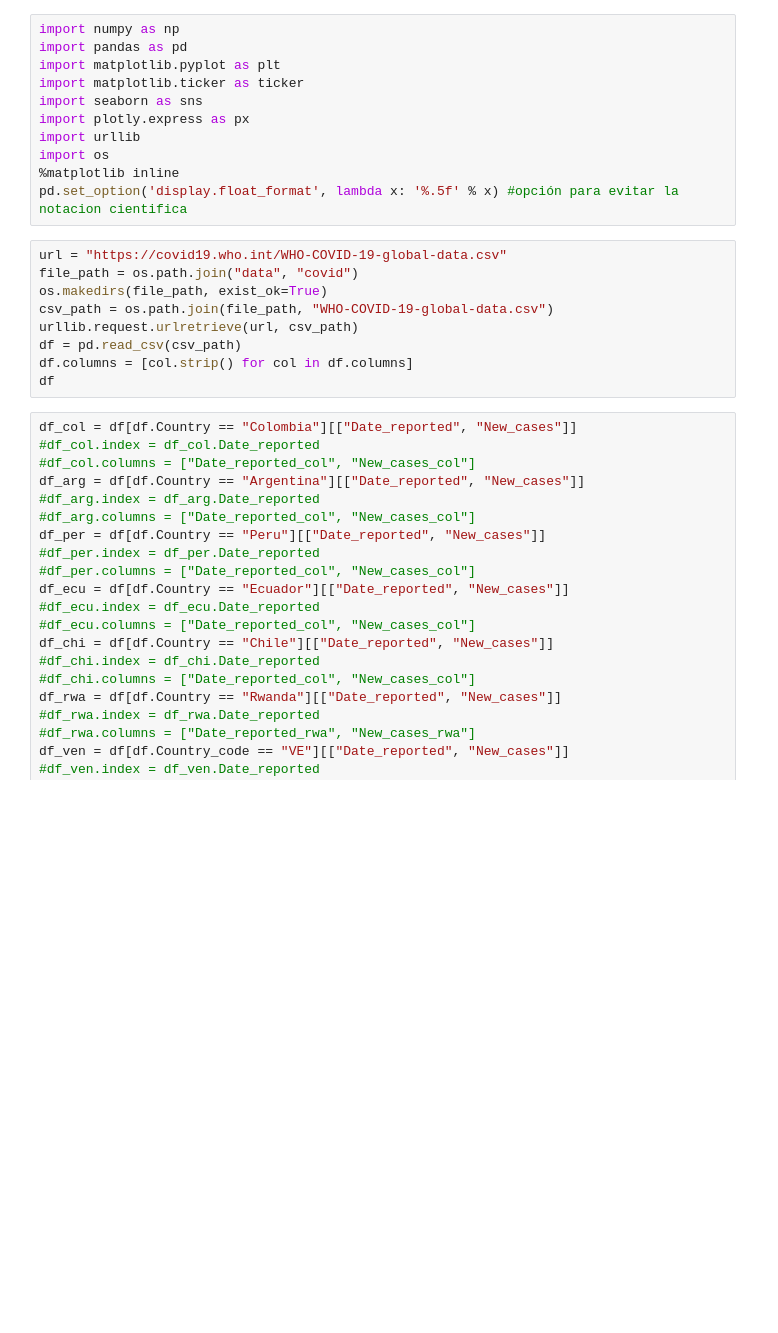
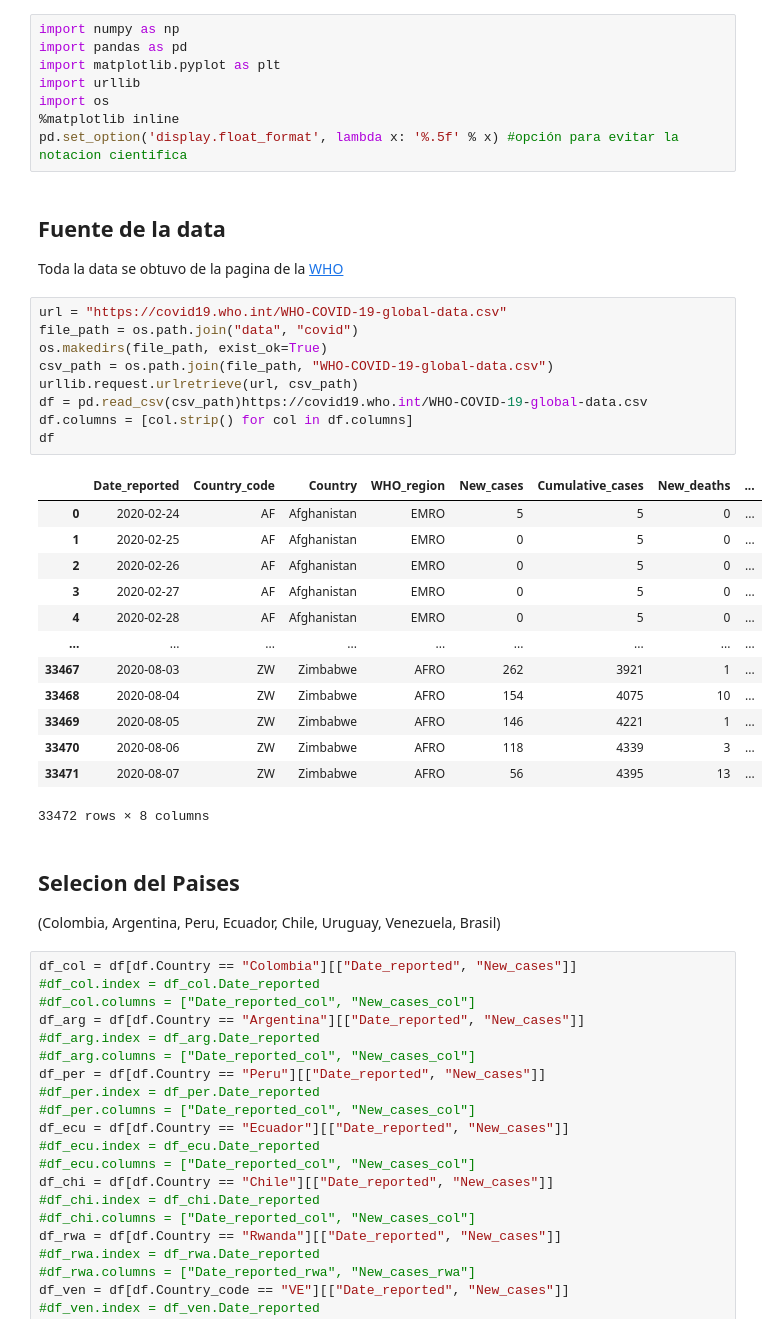
Before and after one commit to MagcDEV/covidVen, a Jupyter notebook: covid_19_ven.ipynb, the cells around one changed output. Drawn from its saved outputs; the diff is of its cells as text; blank space fills up the shorter version.

```diff
--- a/covid_19_ven.ipynb
+++ b/covid_19_ven.ipynb
@@ -2,22 +6,40 @@
 import numpy as np
 import pandas as pd
 import matplotlib.pyplot as plt
-import matplotlib.ticker as ticker
-import seaborn as sns
-import plotly.express as px
 import urllib
 import os
 %matplotlib inline
 pd.set_option('display.float_format', lambda x: '%.5f' % x) #opción para evitar la notacion cientifica
+# %% [markdown]
+## Fuente de la data
+
+Toda la data se obtuvo de la pagina de la [WHO](https://covid19.who.int/WHO-COVID-19-global-data.csv)
 # %%
 url = "https://covid19.who.int/WHO-COVID-19-global-data.csv"
 file_path = os.path.join("data", "covid")
 os.makedirs(file_path, exist_ok=True)
 csv_path = os.path.join(file_path, "WHO-COVID-19-global-data.csv")
 urllib.request.urlretrieve(url, csv_path)
-df = pd.read_csv(csv_path)
+df = pd.read_csv(csv_path)https://covid19.who.int/WHO-COVID-19-global-data.csv
 df.columns = [col.strip() for col in df.columns]
 df
+# %% [output]
+|  | Date_reported | Country_code | Country | WHO_region | New_cases | Cumulative_cases | New_deaths | ... |
+| 0 | 2020-02-24 | AF | Afghanistan | EMRO | 5 | 5 | 0 | ... |
+| 1 | 2020-02-25 | AF | Afghanistan | EMRO | 0 | 5 | 0 | ... |
+| 2 | 2020-02-26 | AF | Afghanistan | EMRO | 0 | 5 | 0 | ... |
+| 3 | 2020-02-27 | AF | Afghanistan | EMRO | 0 | 5 | 0 | ... |
+| 4 | 2020-02-28 | AF | Afghanistan | EMRO | 0 | 5 | 0 | ... |
+| ... | ... | ... | ... | ... | ... | ... | ... | ... |
+| 33467 | 2020-08-03 | ZW | Zimbabwe | AFRO | 262 | 3921 | 1 | ... |
+| 33468 | 2020-08-04 | ZW | Zimbabwe | AFRO | 154 | 4075 | 10 | ... |
+| 33469 | 2020-08-05 | ZW | Zimbabwe | AFRO | 146 | 4221 | 1 | ... |
+| 33470 | 2020-08-06 | ZW | Zimbabwe | AFRO | 118 | 4339 | 3 | ... |
+| 33471 | 2020-08-07 | ZW | Zimbabwe | AFRO | 56 | 4395 | 13 | ... |
+33472 rows × 8 columns
+# %% [markdown]
+## Selecion del Paises
+(Colombia, Argentina, Peru, Ecuador, Chile, Uruguay, Venezuela, Brasil)
 # %%
 df_col = df[df.Country == "Colombia"][["Date_reported", "New_cases"]]
 #df_col.index = df_col.Date_reported
```
Also changed, not shown: parts of 17 cells of this notebook, 1 other file.
